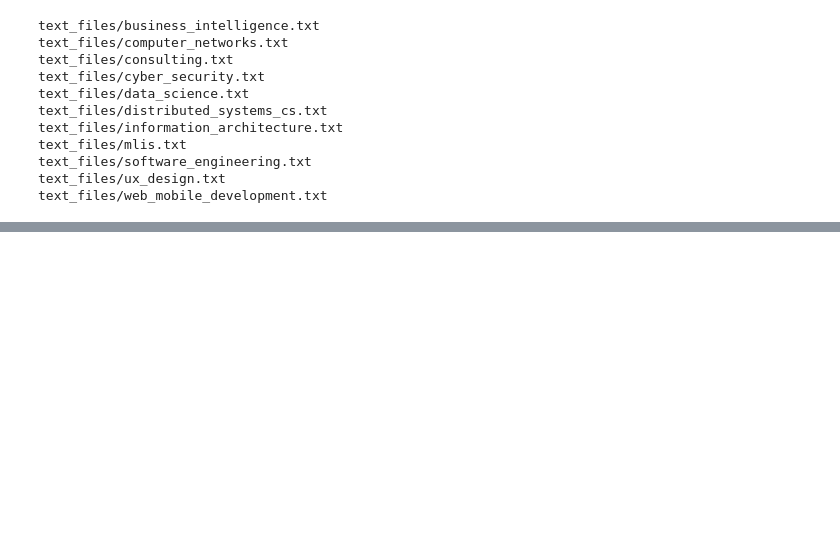
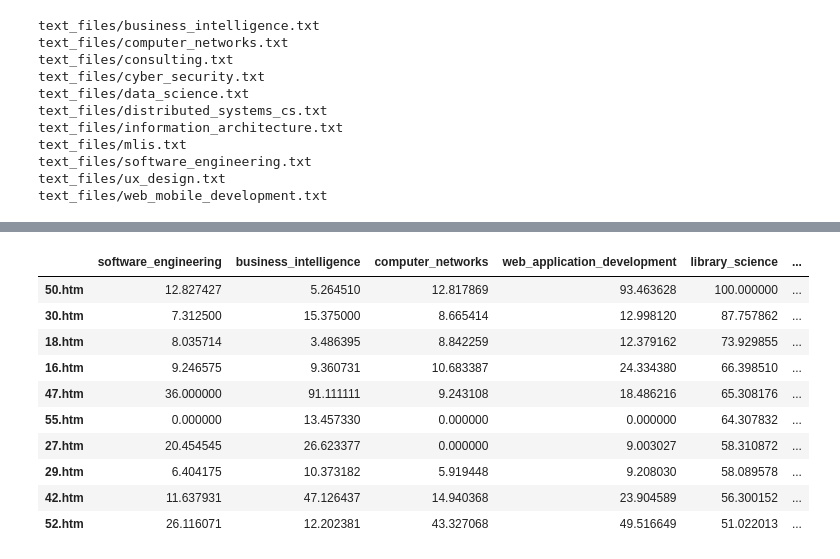
Before and after one commit to sanathkumarbs/gradscout, a Jupyter notebook: dev/Course Module/Specialization Classification Module/specialization classification.ipynb, the cells around one changed output, grey strips where cells are left out. Drawn from its saved outputs; the diff is of its cells as text; code cells hidden in the pictures; blank space fills up the shorter version.

```diff
--- a/dev/Course Module/Specialization Classification Module/specialization classification.ipynb
+++ b/dev/Course Module/Specialization Classification Module/specialization classification.ipynb
@@ -343,0 +361,15 @@ df2.sort(['business_intelligence'], ascending=False)
+# %%
+df_library_science=df2.sort(['library_science'], ascending=False)
+df_library_science.head(10)
+# %% [output]
+|  | software_engineering | business_intelligence | computer_networks | web_application_development | library_science | ... |
+| 50.htm | 12.827427 | 5.264510 | 12.817869 | 93.463628 | 100.000000 | ... |
+| 30.htm | 7.312500 | 15.375000 | 8.665414 | 12.998120 | 87.757862 | ... |
+| 18.htm | 8.035714 | 3.486395 | 8.842259 | 12.379162 | 73.929855 | ... |
+| 16.htm | 9.246575 | 9.360731 | 10.683387 | 24.334380 | 66.398510 | ... |
+| 47.htm | 36.000000 | 91.111111 | 9.243108 | 18.486216 | 65.308176 | ... |
+| 55.htm | 0.000000 | 13.457330 | 0.000000 | 0.000000 | 64.307832 | ... |
+| 27.htm | 20.454545 | 26.623377 | 0.000000 | 9.003027 | 58.310872 | ... |
+| 29.htm | 6.404175 | 10.373182 | 5.919448 | 9.208030 | 58.089578 | ... |
+| 42.htm | 11.637931 | 47.126437 | 14.940368 | 23.904589 | 56.300152 | ... |
+| 52.htm | 26.116071 | 12.202381 | 43.327068 | 49.516649 | 51.022013 | ... |
```
Also changed, not shown: parts of 18 cells of this notebook, 3 other files.
